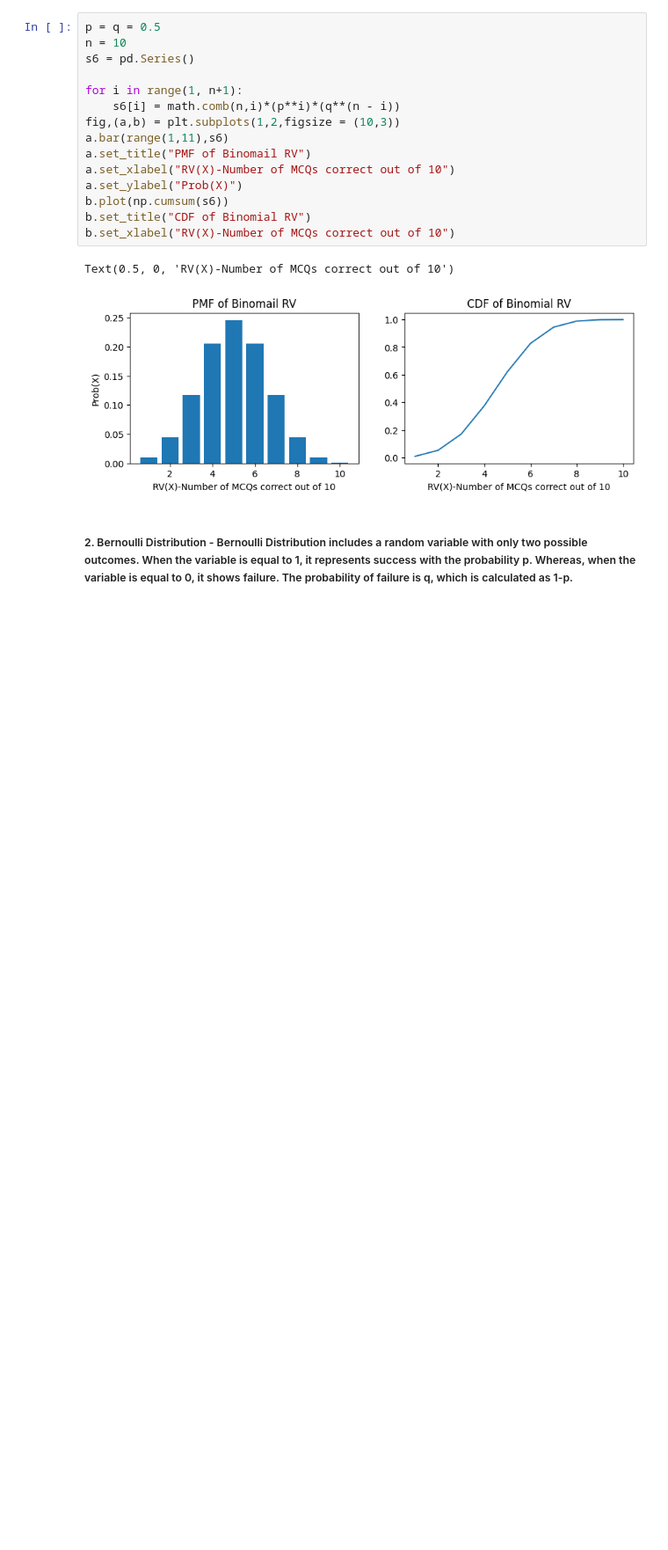
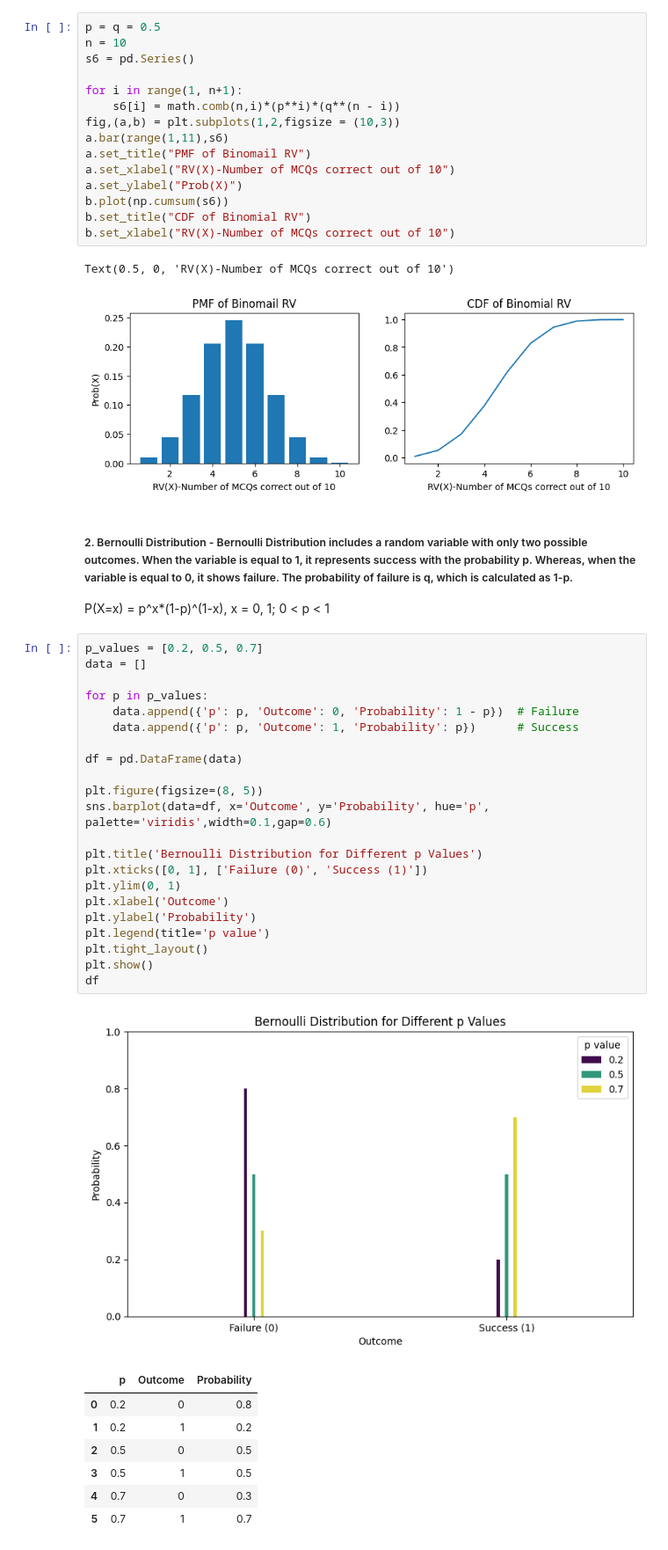
Before and after one commit to R-Jeevan-R/DS-AI, a Jupyter notebook: DS & ML - Prerequisites/Statistics For DS and ML/7. Probability and Distribution functions.ipynb, the cells around one changed output. Shown: that part at 88% size. Drawn from its saved outputs; the diff is of its cells as text; blank space fills up the shorter version.

```diff
--- a/DS & ML - Prerequisites/Statistics For DS and ML/7. Probability and Distribution functions.ipynb
+++ b/DS & ML - Prerequisites/Statistics For DS and ML/7. Probability and Distribution functions.ipynb
@@ -133,3 +133,35 @@ Text(0.5, 0, 'RV(X)-Number of MCQs correct out of 10')
 [figure]
 # %% [markdown]
 ##### 2. Bernoulli Distribution - Bernoulli Distribution includes a random variable with only two possible outcomes. When the variable is equal to 1, it represents success with the probability p. Whereas, when the variable is equal to 0, it shows failure. The probability of failure is q, which is calculated as 1-p.
+P(X=x) = p^x*(1-p)^(1-x), x = 0, 1; 0 < p < 1
+# %%
+p_values = [0.2, 0.5, 0.7]
+data = []
+
+for p in p_values:
+    data.append({'p': p, 'Outcome': 0, 'Probability': 1 - p})  # Failure
+    data.append({'p': p, 'Outcome': 1, 'Probability': p})      # Success
+
+df = pd.DataFrame(data)
+
+plt.figure(figsize=(8, 5))
+sns.barplot(data=df, x='Outcome', y='Probability', hue='p', palette='viridis',width=0.1,gap=0.6)
+
+plt.title('Bernoulli Distribution for Different p Values')
+plt.xticks([0, 1], ['Failure (0)', 'Success (1)'])
+plt.ylim(0, 1)
+plt.xlabel('Outcome')
+plt.ylabel('Probability')
+plt.legend(title='p value')
+plt.tight_layout()
+plt.show()
+df
+# %% [output]
+[figure, added]
+|  | p | Outcome | Probability |
+| 0 | 0.2 | 0 | 0.8 |
+| 1 | 0.2 | 1 | 0.2 |
+| 2 | 0.5 | 0 | 0.5 |
+| 3 | 0.5 | 1 | 0.5 |
+| 4 | 0.7 | 0 | 0.3 |
+| 5 | 0.7 | 1 | 0.7 |
```
Also changed, not shown: parts of 11 cells of this notebook.
